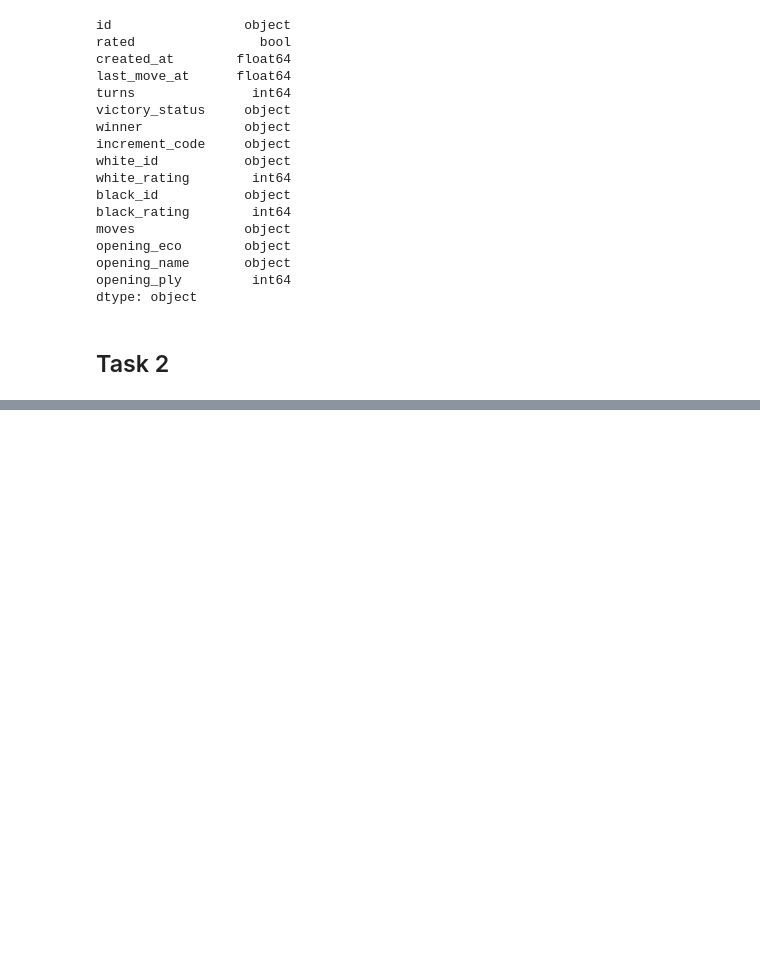
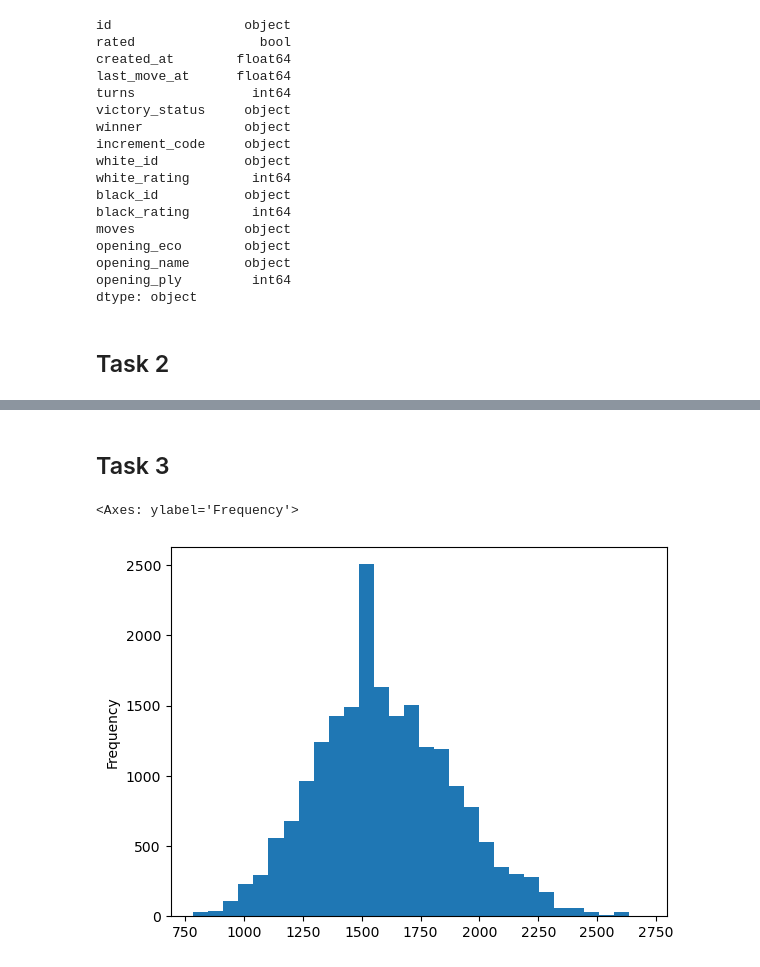
Before and after one commit to crussell1856/Cars_plots, a Jupyter notebook: cars_Graphs.ipynb, the cells around one changed output, grey strips where cells are left out. Drawn from its saved outputs; the diff is of its cells as text; code cells hidden in the pictures; blank space fills up the shorter version.

```diff
--- a/cars_Graphs.ipynb
+++ b/cars_Graphs.ipynb
@@ -47,0 +49,7 @@ games['winner'].value_counts().plot(kind = 'bar')
+# %% [markdown]
+## Task 3
+# %%
+games["white_rating"].plot(kind = "hist", bins = 30)
+# %% [output]
+<Axes: ylabel='Frequency'>
+[figure, added]
```
Also changed, not shown: parts of 24 cells of this notebook.
